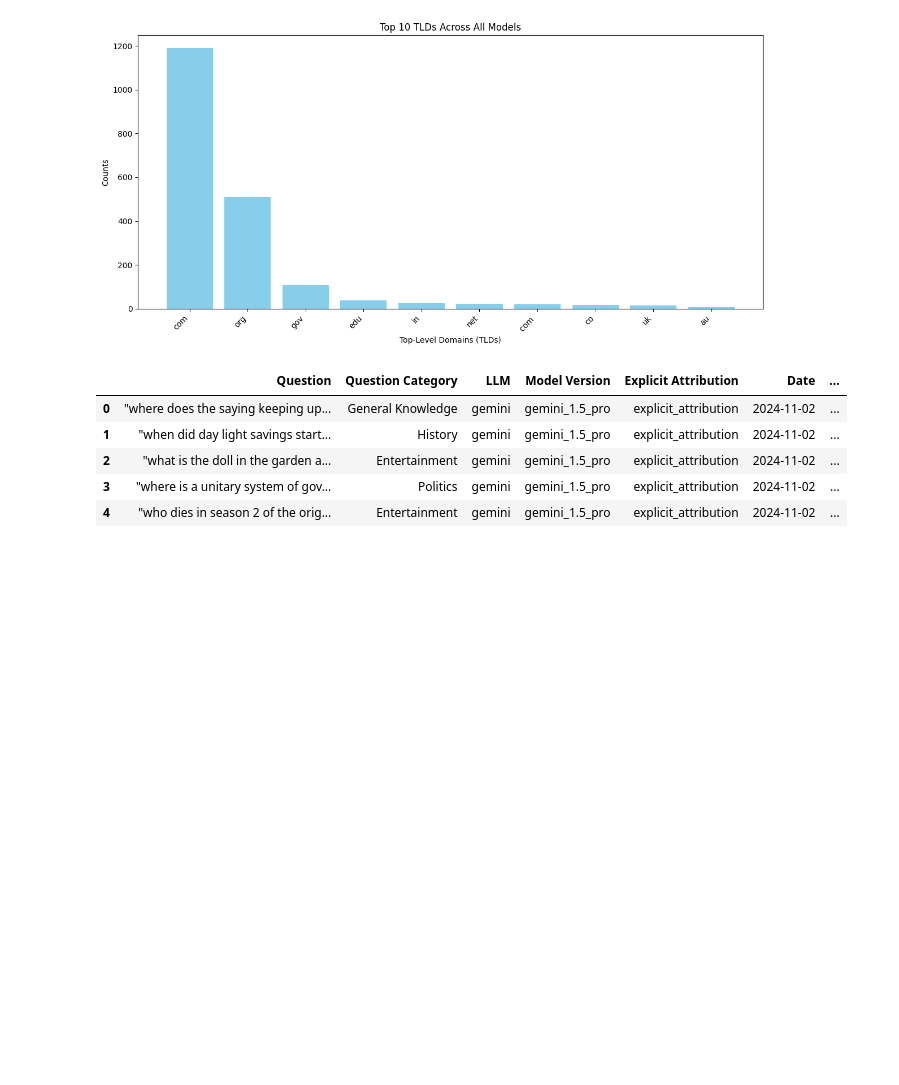
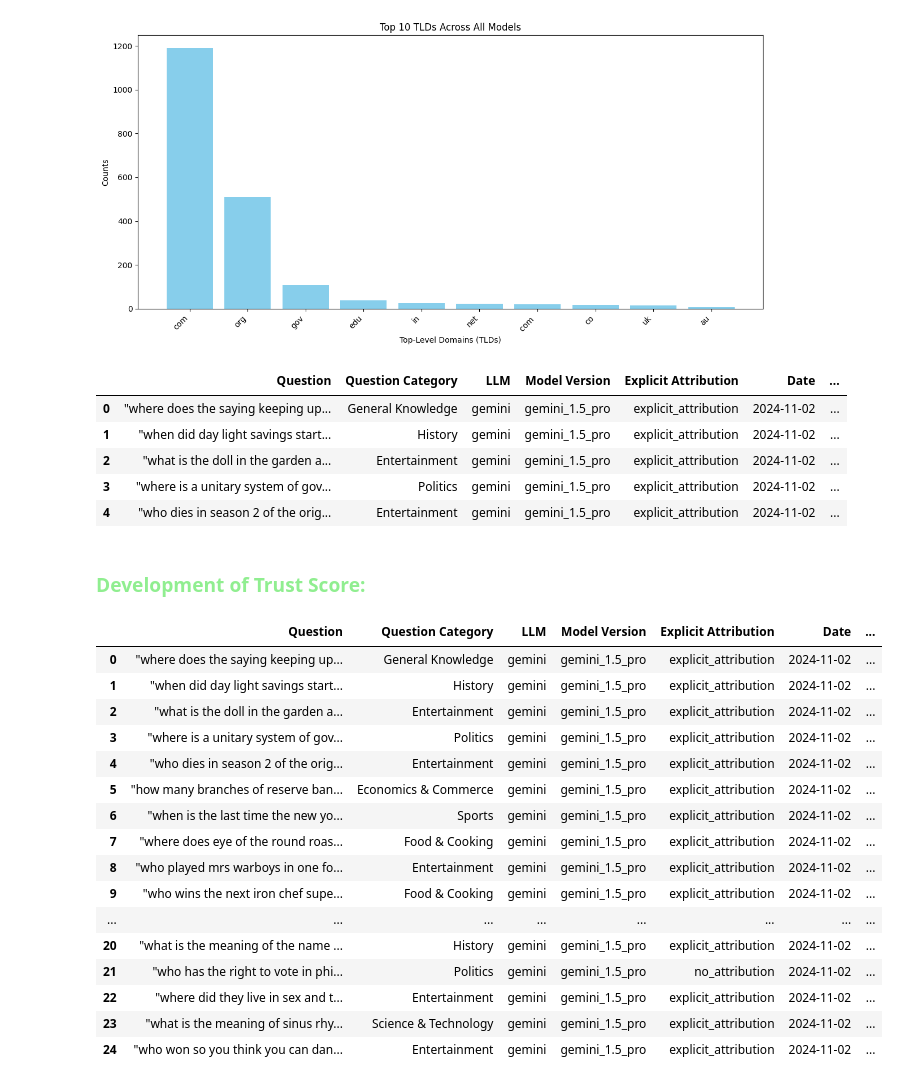
Before and after one commit to agreen8911/Building-Transparency-in-Search-Based-AI, a Jupyter notebook: data/eda.ipynb, the cells around one changed output. Saved outputs shown, nothing was run; the diff lists cells and outputs as text; code cells hidden in the pictures; blank space fills up the shorter version.

Commit message:
trust score

```diff
--- a/data/eda.ipynb
+++ b/data/eda.ipynb
@@ -229,3 +215,44 @@ df_links_formatting_tld.head()
 | 2 | "what is the doll in the garden a... | Entertainment | gemini | gemini_1.5_pro | explicit_attribution | 2024-11-02 | ... |
 | 3 | "where is a unitary system of gov... | Politics | gemini | gemini_1.5_pro | explicit_attribution | 2024-11-02 | ... |
 | 4 | "who dies in season 2 of the orig... | Entertainment | gemini | gemini_1.5_pro | explicit_attribution | 2024-11-02 | ... |
+# %% [markdown]
+### <span style="color:lightgreen">Development of Trust Score:</span>
+# %%
+df_trust_score = df_links_formatting_tld.__deepcopy__()
+
+df_trust_score.insert(15, 'Trust Score', 0)
+
+for index, r in df_trust_score.iterrows():
+    trust_score = 0
+    if r['Number of Sources'] > 0:
+        trust_score += 5
+    if r['Are All Source Links Functional'] == 'all_links_functional':
+        trust_score += 2
+    elif r['Are All Source Links Functional'] == 'some_links_funcitonal':
+        trust_score += 1
+    if r['Attributed Sources'] != '':
+        unique_sources = set(r['Attributed Sources'].split(', '))
+        trust_score += len(unique_sources)
+    if r['Multi-modal Response'] == 'multi-modal':
+        trust_score += 1
+    df_trust_score.at[index, 'Trust Score'] = trust_score
+
+df_trust_score.head(25)
+# %% [output]
+|  | Question | Question Category | LLM | Model Version | Explicit Attribution | Date | ... |
+| 0 | "where does the saying keeping up... | General Knowledge | gemini | gemini_1.5_pro | explicit_attribution | 2024-11-02 | ... |
+| 1 | "when did day light savings start... | History | gemini | gemini_1.5_pro | explicit_attribution | 2024-11-02 | ... |
+| 2 | "what is the doll in the garden a... | Entertainment | gemini | gemini_1.5_pro | explicit_attribution | 2024-11-02 | ... |
+| 3 | "where is a unitary system of gov... | Politics | gemini | gemini_1.5_pro | explicit_attribution | 2024-11-02 | ... |
+| 4 | "who dies in season 2 of the orig... | Entertainment | gemini | gemini_1.5_pro | explicit_attribution | 2024-11-02 | ... |
+| 5 | "how many branches of reserve ban... | Economics & Commerce | gemini | gemini_1.5_pro | explicit_attribution | 2024-11-02 | ... |
+| 6 | "when is the last time the new yo... | Sports | gemini | gemini_1.5_pro | explicit_attribution | 2024-11-02 | ... |
+| 7 | "where does eye of the round roas... | Food & Cooking | gemini | gemini_1.5_pro | explicit_attribution | 2024-11-02 | ... |
+| 8 | "who played mrs warboys in one fo... | Entertainment | gemini | gemini_1.5_pro | explicit_attribution | 2024-11-02 | ... |
+| 9 | "who wins the next iron chef supe... | Food & Cooking | gemini | gemini_1.5_pro | explicit_attribution | 2024-11-02 | ... |
+| ... | ... | ... | ... | ... | ... | ... | ... |
+| 20 | "what is the meaning of the name ... | History | gemini | gemini_1.5_pro | explicit_attribution | 2024-11-02 | ... |
+| 21 | "who has the right to vote in phi... | Politics | gemini | gemini_1.5_pro | no_attribution | 2024-11-02 | ... |
+| 22 | "where did they live in sex and t... | Entertainment | gemini | gemini_1.5_pro | explicit_attribution | 2024-11-02 | ... |
+| 23 | "what is the meaning of sinus rhy... | Science & Technology | gemini | gemini_1.5_pro | explicit_attribution | 2024-11-02 | ... |
+| 24 | "who won so you think you can dan... | Entertainment | gemini | gemini_1.5_pro | explicit_attribution | 2024-11-02 | ... |
```
Also changed, not shown: parts of 2 cells of this notebook, 2 other files.
